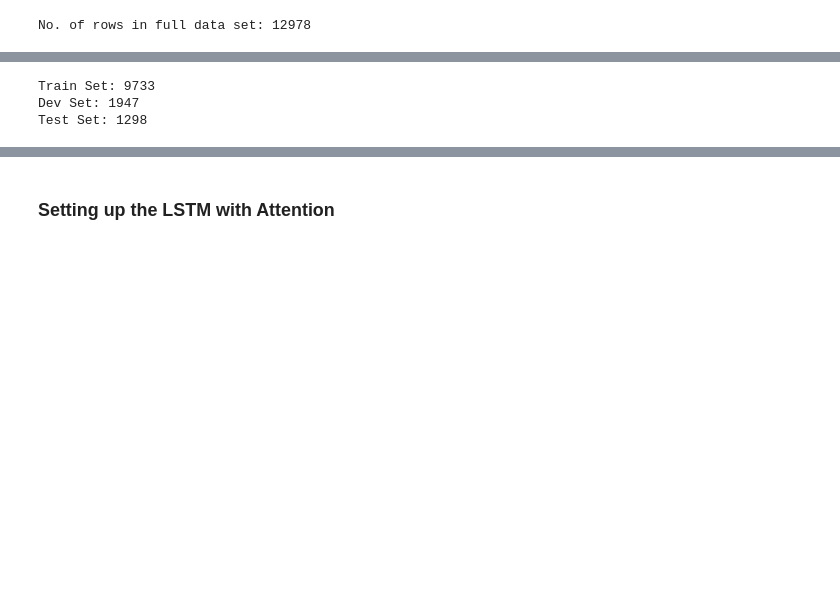
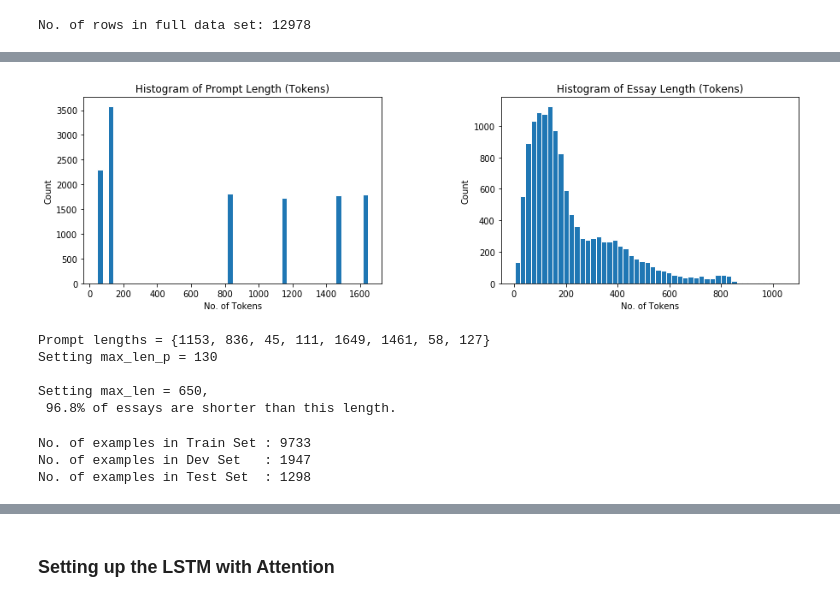
Before and after one commit to kuangweihuang/MIDS_w266_final_project_essay_scoring, a Jupyter notebook: essay_scoring.ipynb, the cells around one changed output, grey strips where cells are left out. Drawn from its saved outputs; the diff is of its cells as text; code cells hidden in the pictures; blank space fills up the shorter version.

```diff
--- a/essay_scoring.ipynb
+++ b/essay_scoring.ipynb
@@ -114,0 +149,37 @@ training_set_rel3_df.head()
+# %%
+# Plotting histogram for prompt and essay token lengths
+fig, ax = plt.subplots(1,2, figsize=(15,4))
+fig.subplots_adjust(wspace=.4)
+
+prompt_len = [len(training_set_rel3_df["tk_prompt"][index]) for index, row in training_set_rel3_df.iterrows()]
+essay_len = [len(training_set_rel3_df["tk_essay"][index]) for index, row in training_set_rel3_df.iterrows()]
+
+ax[0].hist(x=prompt_len, bins=50, edgecolor="w")
+ax[0].set_title("Histogram of Prompt Length (Tokens)")
+ax[0].set_xlabel("No. of Tokens")
+ax[0].set_ylabel("Count")
+
+ax[1].hist(x=essay_len, bins=50, edgecolor="w")
+ax[1].set_title("Histogram of Essay Length (Tokens)")
+ax[1].set_xlabel("No. of Tokens")
+ax[1].set_ylabel("Count")
+
+plt.show()
+# %% [output]
+[figure, added]
+# %%
+# Setting parameters for max_len
+print("Prompt lengths =", set(prompt_len))
+max_len_p = 130
+print("Setting max_len_p =", max_len_p)
+print()
+
+max_len = 650
+print("Setting max_len = {}, \n {:.1f}% of essays are shorter than this length."
+      .format(max_len, 100*sum(i <= max_len for i in essay_len) / len(training_set_rel3_df)))
+# %% [output]
+Prompt lengths = {1153, 836, 45, 111, 1649, 1461, 58, 127}
+Setting max_len_p = 130
+
+Setting max_len = 650,
+ 96.8% of essays are shorter than this length.
@@ -117,11 +215,11 @@ training_set_rel3_df.head()
 train_set, test_set = train_test_split(training_set_rel3_df, test_size=0.1, random_state=0)
 train_set, dev_set = train_test_split(train_set, test_size=15/90, random_state=0)
 # %%
-print("Train Set:", len(train_set))
-print("Dev Set:", len(dev_set))
-print("Test Set:", len(test_set))
+print("No. of examples in Train Set :", len(train_set))
+print("No. of examples in Dev Set   :", len(dev_set))
+print("No. of examples in Test Set  :", len(test_set))
 # %% [output]
-Train Set: 9733
-Dev Set: 1947
-Test Set: 1298
+No. of examples in Train Set : 9733
+No. of examples in Dev Set   : 1947
+No. of examples in Test Set  : 1298
 # %%
```
Also changed, not shown: parts of 21 cells of this notebook.
